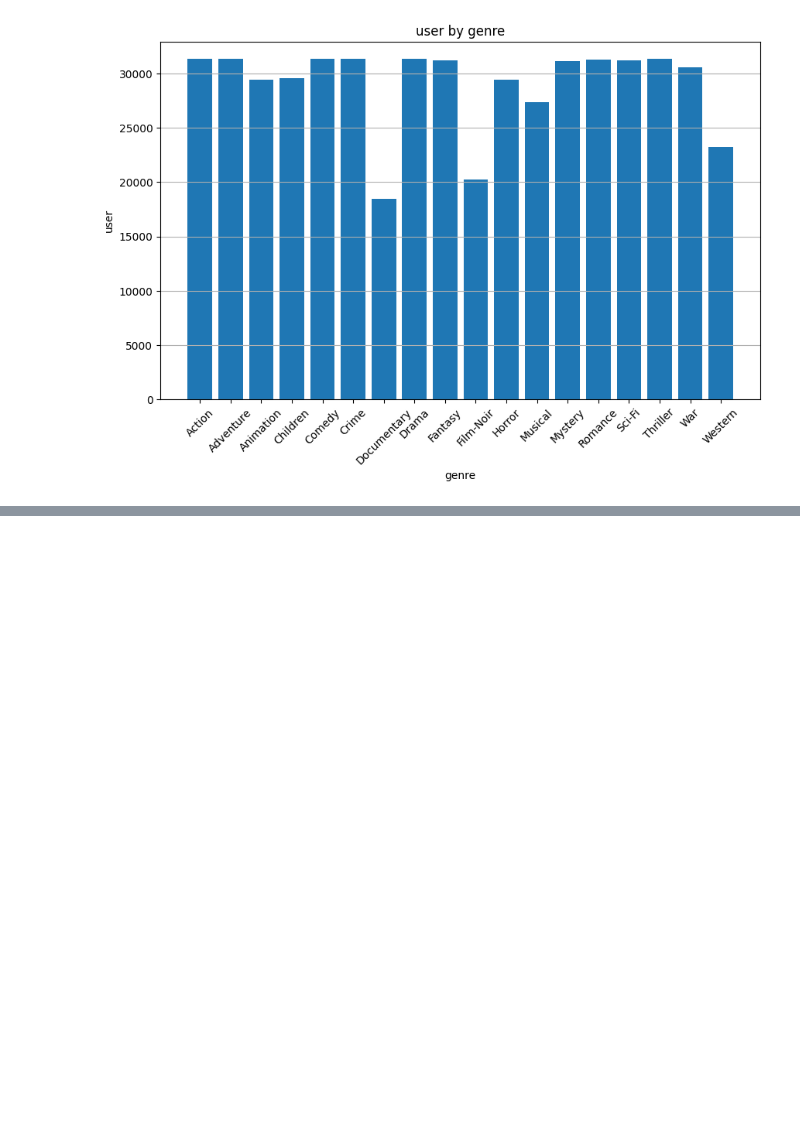
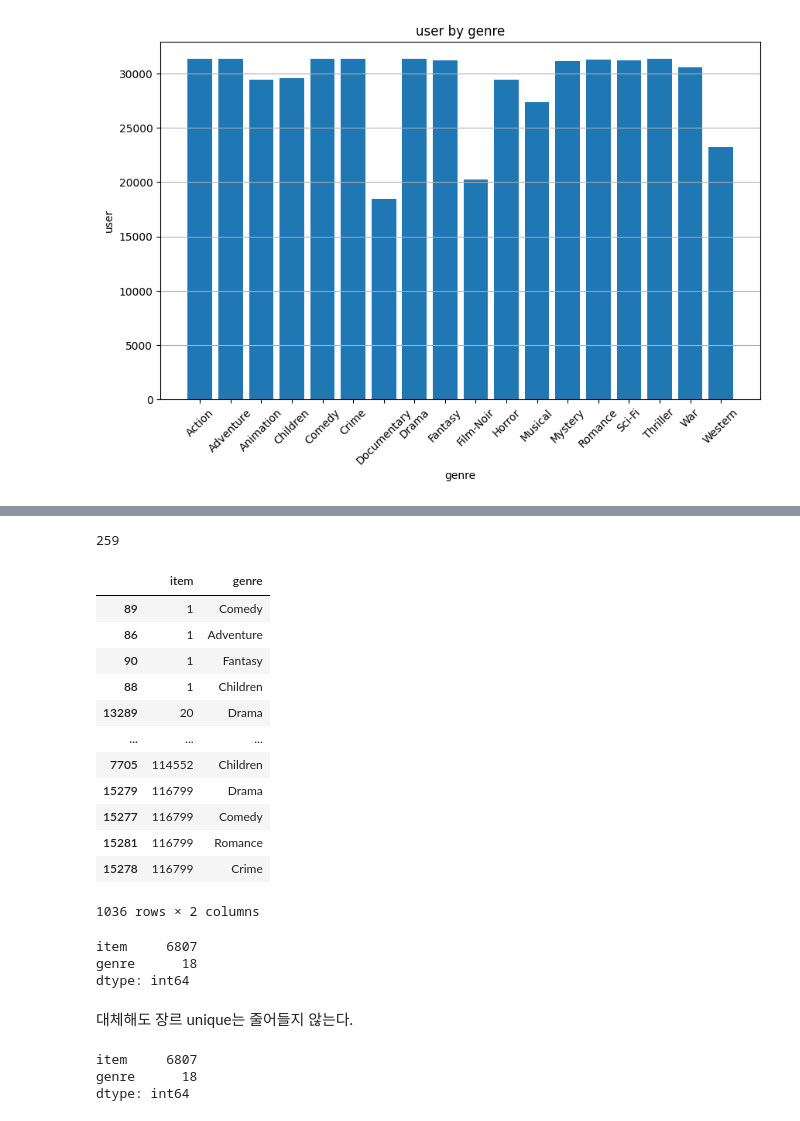
Before and after one commit to boostcampaitech7/level2-recsys-movierecommendation-recsys-03-lv3, a Jupyter notebook: EDA/davin_EDA.ipynb, the cells around one changed output, grey strips where cells are left out. Drawn from its saved outputs; the diff is of its cells as text; code cells hidden in the pictures; blank space fills up the shorter version.

Commit message:
fix: 데이터 경로 및 오류 수정, item별 genre 수 자르기 추가

```diff
--- a/EDA/davin_EDA.ipynb
+++ b/EDA/davin_EDA.ipynb
@@ -653,0 +668,4 @@ genre_counts
+# %%
+genre_ranking = genre_df['genre'].value_counts().reset_index()['genre'].tolist()
+print(genre_ranking)
+print(len(genre_ranking))
@@ -653,0 +677,3 @@ genre_counts
+# %%
+filtered_items = genre_df.groupby('item').filter(lambda x: x['genre'].nunique() > 4)
+print(f"genre가 4개 초과인 item: {filtered_items.nunique()['item']}")
@@ -653,0 +682,8 @@ genre_counts
+# %%
+# 'genre' 열을 카테고리형으로 변환하고 순서를 지정
+filtered_items['genre'] = pd.Categorical(filtered_items['genre'], categories=genre_ranking, ordered=True)
+
+# 아이템별로 장르를 정렬
+sorted_items = filtered_items.sort_values(by=['item', 'genre'])
+
+print(sorted_items)
@@ -653,0 +705,49 @@ genre_counts
+# %%
+# 각 item별로 상위 4개의 행만 남기기
+sorted_items = sorted_items.groupby('item').head(4)
+
+print(sorted_items.nunique()['item'])
+sorted_items
+# %% [output]
+259
+|  | item | genre |
+| 89 | 1 | Comedy |
+| 86 | 1 | Adventure |
+| 90 | 1 | Fantasy |
+| 88 | 1 | Children |
+| 13289 | 20 | Drama |
+| ... | ... | ... |
+| 7705 | 114552 | Children |
+| 15279 | 116799 | Drama |
+| 15277 | 116799 | Comedy |
+| 15281 | 116799 | Romance |
+| 15278 | 116799 | Crime |
+1036 rows × 2 columns
+# %%
+# 결합
+filtered_items = genre_df.groupby('item').filter(lambda x: x['genre'].nunique() <= 4)
+genre_filtered_items = pd.concat([sorted_items, filtered_items], ignore_index=True)
+
+print(genre_filtered_items.nunique())
+# %% [output]
+item     6807
+genre      18
+dtype: int64
+# %% [markdown]
+대체해도 장르 unique는 줄어들지 않는다.
+# %%
+genre_ranking = genre_df['genre'].value_counts().reset_index()['genre'].tolist()
+
+filtered_items = genre_df.groupby('item').filter(lambda x: x['genre'].nunique() > 3)
+filtered_items['genre'] = pd.Categorical(filtered_items['genre'], categories=genre_ranking, ordered=True)
+filtered_items = filtered_items.sort_values(by=['item', 'genre'])
+filtered_items = filtered_items .groupby('item').head(4)
+
+genre_sub_df = pd.concat([genre_df, filtered_items]).drop_duplicates(keep=False)
+genre_filtered_df = pd.concat([sorted_items, filtered_items], ignore_index=True)
+
+print(genre_filtered_items.nunique())
+# %% [output]
+item     6807
+genre      18
+dtype: int64
```
Also changed, not shown: parts of 14 cells of this notebook.
